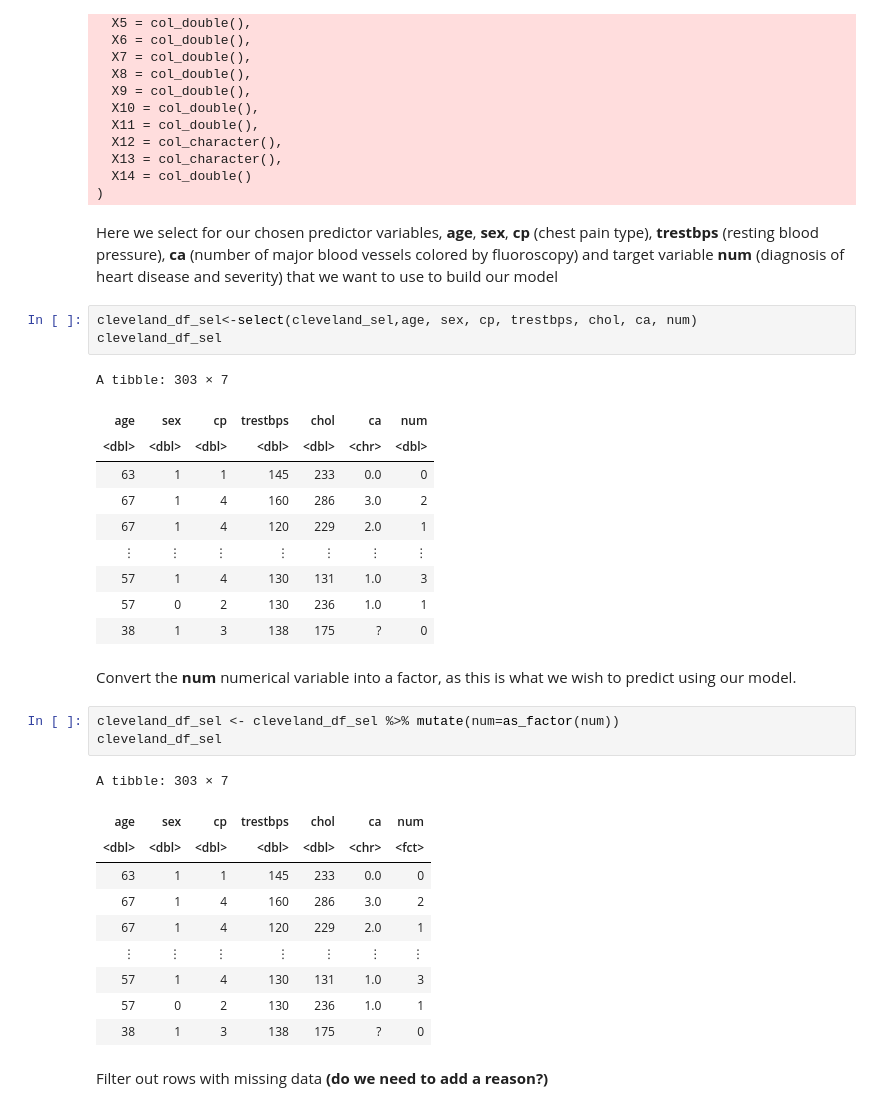
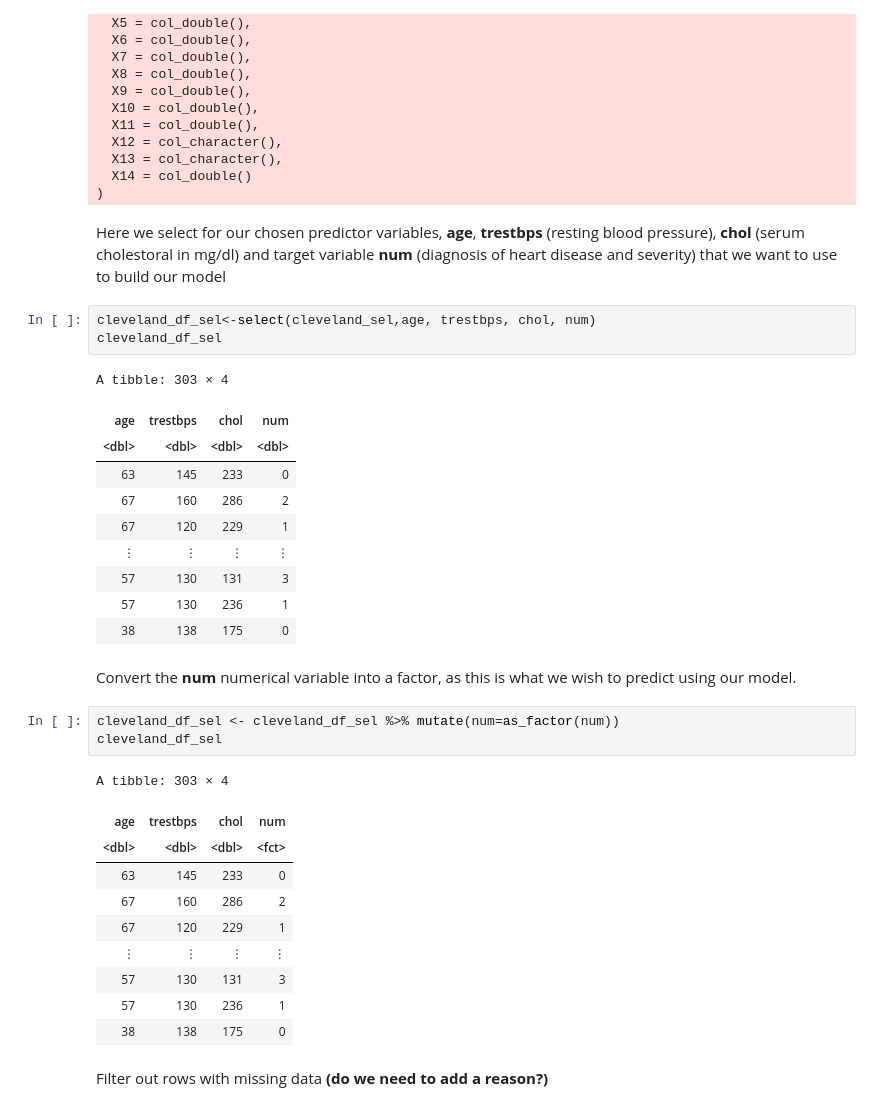
Before and after one commit to Wuliao-mao/DSCI-Project-10, a Jupyter notebook: Final Project.ipynb, the cells around one changed output. Drawn from its saved outputs; the diff is of its cells as text.

```diff
--- a/Final Project.ipynb
+++ b/Final Project.ipynb
@@ -85,36 +85,36 @@ cols(
   X14 = col_double()
 )
 # %% [markdown]
-Here we select for our chosen predictor variables, **age**, **sex**, **cp** (chest pain type), **trestbps** (resting blood pressure), **ca** (number of major blood vessels colored by fluoroscopy) and target variable **num** (diagnosis of heart disease and severity) that we want to use to build our model
+Here we select for our chosen predictor variables, **age**, **trestbps** (resting blood pressure), **chol** (serum cholestoral in mg/dl) and target variable **num** (diagnosis of heart disease and severity) that we want to use to build our model
 # %%
-cleveland_df_sel<-select(cleveland_sel,age, sex, cp, trestbps, chol, ca, num)
+cleveland_df_sel<-select(cleveland_sel,age, trestbps, chol, num)
 cleveland_df_sel
 # %% [output]
-A tibble: 303 × 7
+A tibble: 303 × 4
-| age | sex | cp | trestbps | chol | ca | num |
-| <dbl> | <dbl> | <dbl> | <dbl> | <dbl> | <chr> | <dbl> |
-| 63 | 1 | 1 | 145 | 233 | 0.0 | 0 |
-| 67 | 1 | 4 | 160 | 286 | 3.0 | 2 |
-| 67 | 1 | 4 | 120 | 229 | 2.0 | 1 |
-| ⋮ | ⋮ | ⋮ | ⋮ | ⋮ | ⋮ | ⋮ |
-| 57 | 1 | 4 | 130 | 131 | 1.0 | 3 |
-| 57 | 0 | 2 | 130 | 236 | 1.0 | 1 |
-| 38 | 1 | 3 | 138 | 175 | ? | 0 |
+| age | trestbps | chol | num |
+| <dbl> | <dbl> | <dbl> | <dbl> |
+| 63 | 145 | 233 | 0 |
+| 67 | 160 | 286 | 2 |
+| 67 | 120 | 229 | 1 |
+| ⋮ | ⋮ | ⋮ | ⋮ |
+| 57 | 130 | 131 | 3 |
+| 57 | 130 | 236 | 1 |
+| 38 | 138 | 175 | 0 |
 # %% [markdown]
 Convert the **num** numerical variable into a factor, as this is what we wish to predict using our model.
 # %%
 cleveland_df_sel <- cleveland_df_sel %>% mutate(num=as_factor(num))
 cleveland_df_sel
 # %% [output]
-A tibble: 303 × 7
+A tibble: 303 × 4
-| age | sex | cp | trestbps | chol | ca | num |
-| <dbl> | <dbl> | <dbl> | <dbl> | <dbl> | <chr> | <fct> |
-| 63 | 1 | 1 | 145 | 233 | 0.0 | 0 |
-| 67 | 1 | 4 | 160 | 286 | 3.0 | 2 |
-| 67 | 1 | 4 | 120 | 229 | 2.0 | 1 |
-| ⋮ | ⋮ | ⋮ | ⋮ | ⋮ | ⋮ | ⋮ |
-| 57 | 1 | 4 | 130 | 131 | 1.0 | 3 |
-| 57 | 0 | 2 | 130 | 236 | 1.0 | 1 |
-| 38 | 1 | 3 | 138 | 175 | ? | 0 |
+| age | trestbps | chol | num |
+| <dbl> | <dbl> | <dbl> | <fct> |
+| 63 | 145 | 233 | 0 |
+| 67 | 160 | 286 | 2 |
+| 67 | 120 | 229 | 1 |
+| ⋮ | ⋮ | ⋮ | ⋮ |
+| 57 | 130 | 131 | 3 |
+| 57 | 130 | 236 | 1 |
+| 38 | 138 | 175 | 0 |
 # %% [markdown]
 Filter out rows with missing data **(do we need to add a reason?)**
```
Also changed, not shown: parts of 5 cells of this notebook.
